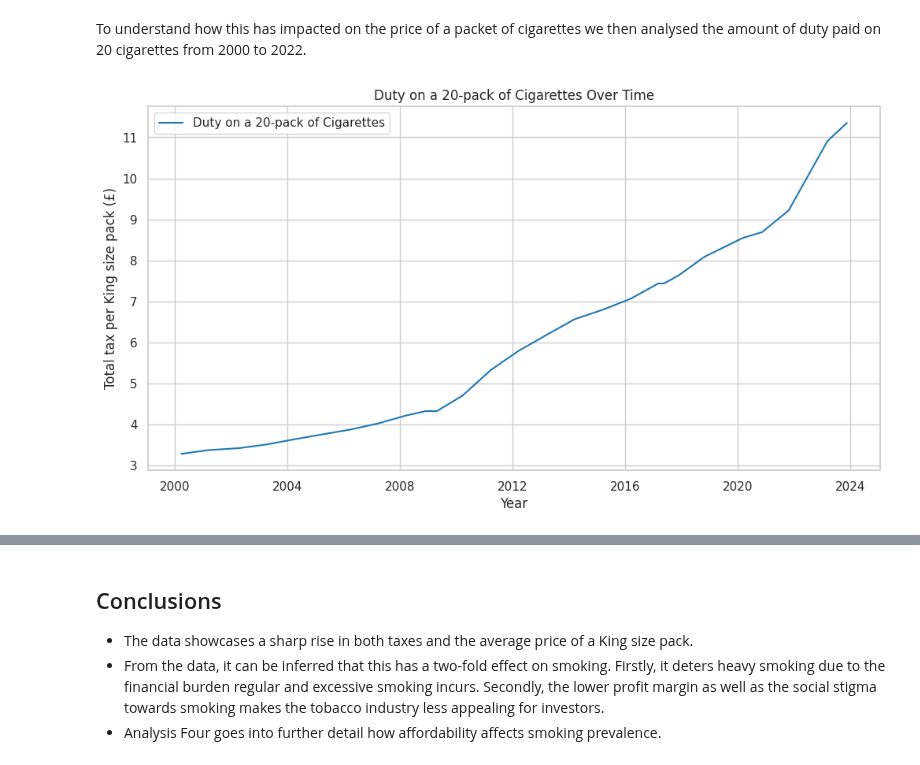
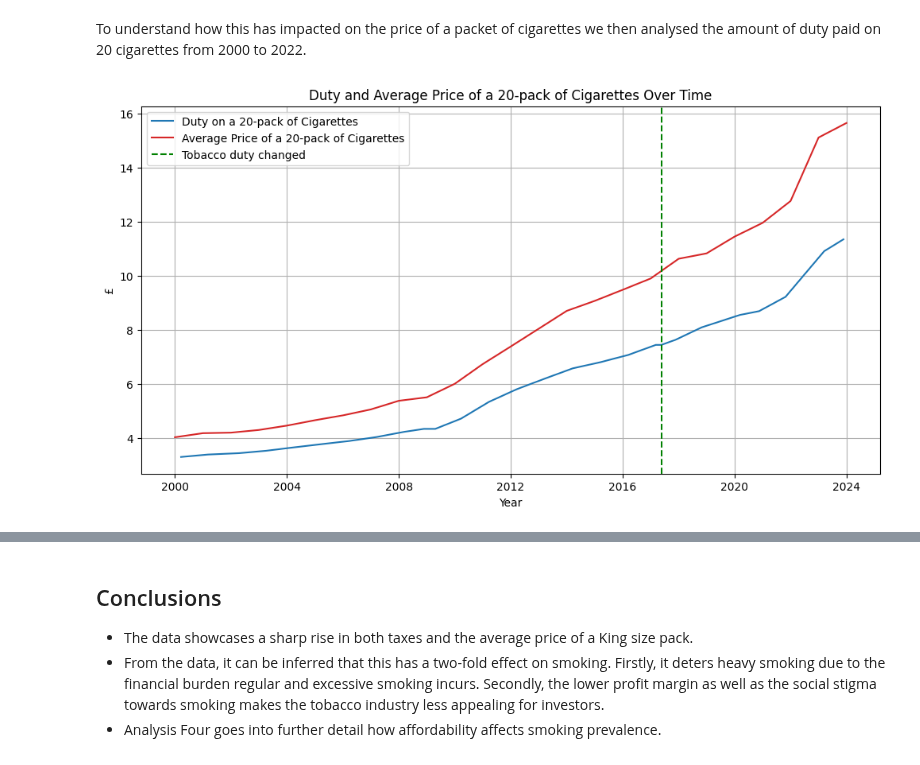
Before and after one commit to rhobaker/Data_Project, a Jupyter notebook: Main_Jupyter_workbook_Rhona.ipynb, the cells around one changed output, grey strips where cells are left out. Saved outputs shown, nothing was run; the diff lists cells and outputs as text; code cells hidden in the pictures.

Commit message:
Changed the graph in taxation

```diff
--- a/Main_Jupyter_workbook_Rhona.ipynb
+++ b/Main_Jupyter_workbook_Rhona.ipynb
@@ -509,14 +509,30 @@ combined_df['VAT Amount'] = round((combined_df['Retail price of King size pack i
 # %%
 combined_df['Total tax'] = round(combined_df['Duty'] + combined_df['VAT Amount'],2)
 # %%
-# Plotting the duty over time
+# Convert 'Date of change' to datetime
+combined_df['Date of change'] = pd.to_datetime(combined_df['Date of change'])
+
+# Convert 'year' to datetime format with only year
+price['year'] = pd.to_datetime(price['year'], format='%Y')
+
 plt.figure(figsize=(12, 6))
+
+# Plotting the duty on a 20-pack of cigarettes
 plt.plot(combined_df['Date of change'], combined_df['Total tax'], label='Duty on a 20-pack of Cigarettes', color='tab:blue')
+
+# Plotting the average price of a 20-pack of cigarettes
+plt.plot(price['year'], price['Price in £'], label='Average Price of a 20-pack of Cigarettes', color='tab:red')
+
+# Adding a vertical line for duty change
+annotation_date = pd.to_datetime('2017-05-20')
+plt.axvline(x=annotation_date, color='green', linestyle='--', label='Tobacco duty changed')
+
 plt.xlabel('Year')
-plt.ylabel('Total tax per King size pack (£)')
-plt.title('Duty on a 20-pack of Cigarettes Over Time')
+plt.ylabel('£')
+plt.title('Duty and Average Price of a 20-pack of Cigarettes Over Time')
 plt.legend()
 plt.grid(True)
+
 plt.show()
 # %% [output]
-[figure, old version]
+[figure, new version]
```
Also changed, not shown: parts of 2 cells of this notebook.
